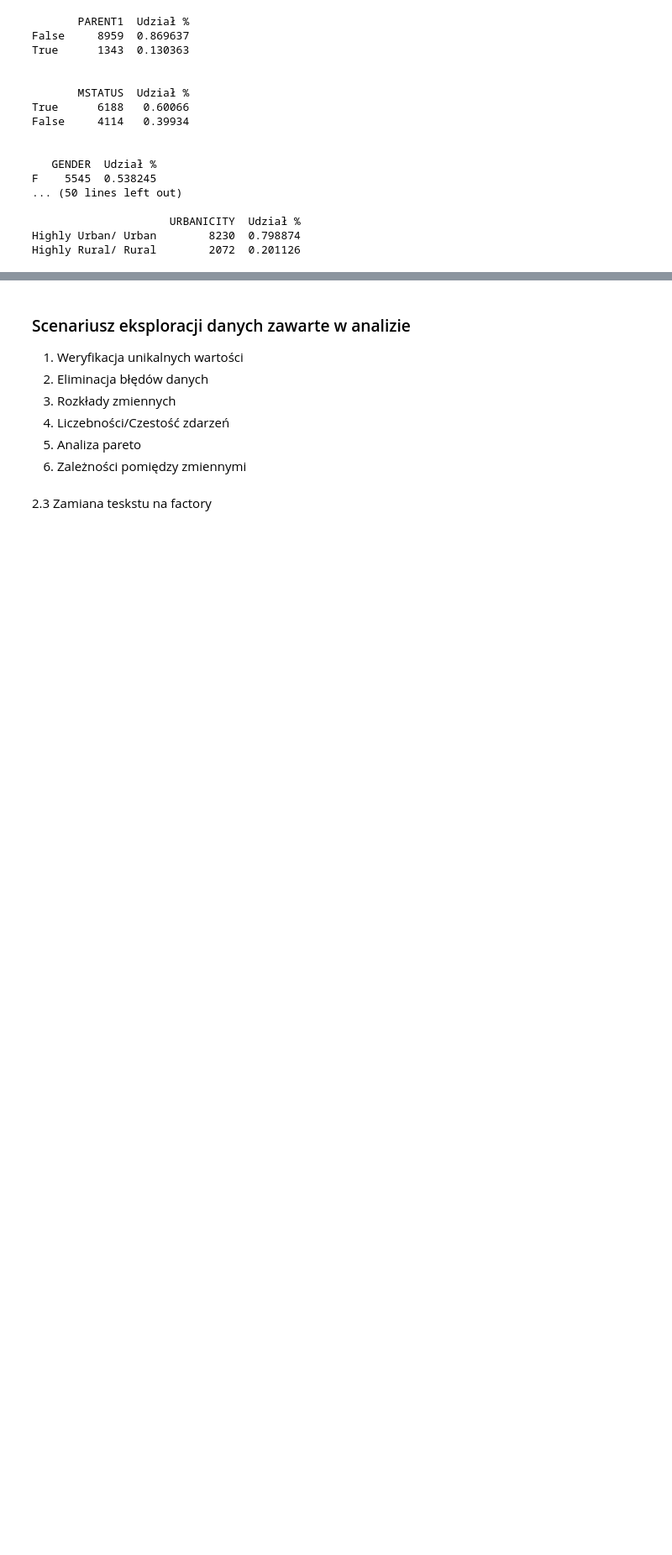
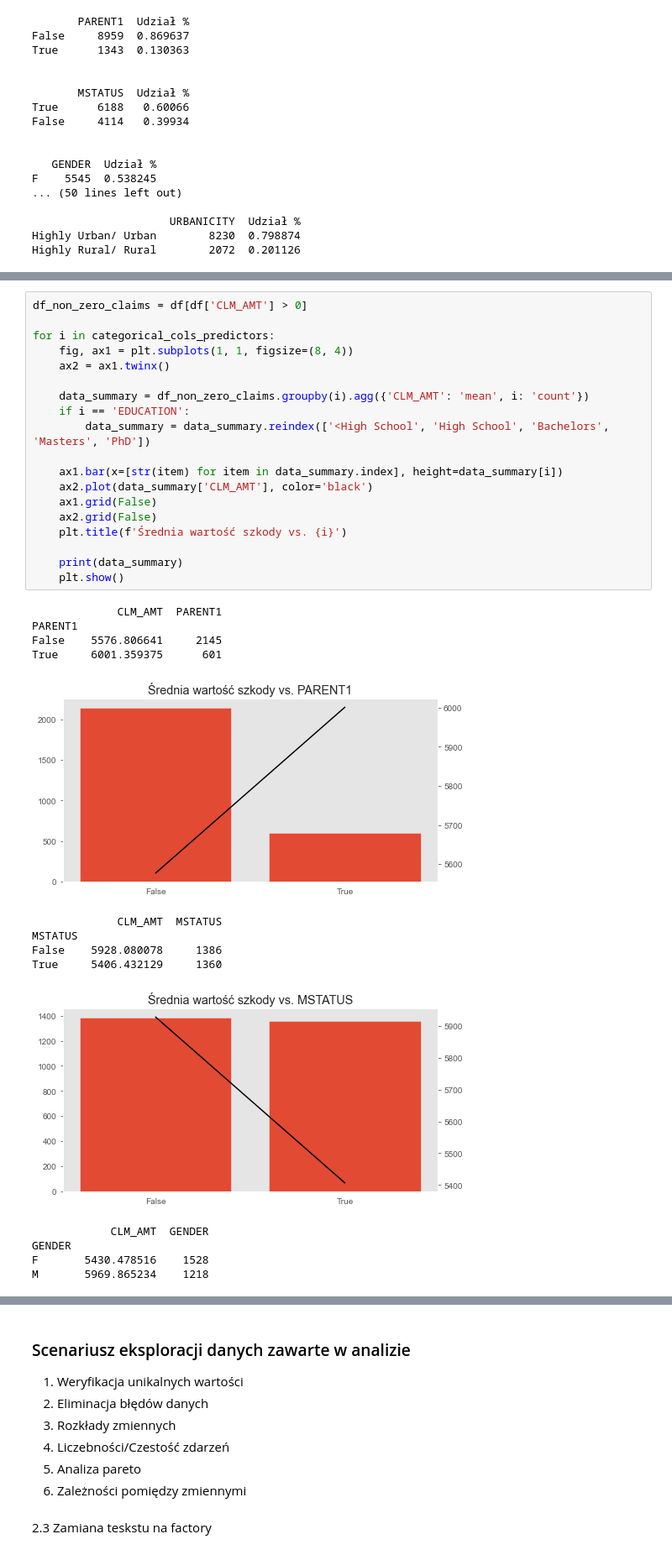
Before and after one commit to DominikMAI/Modele_Parametryczne, a Jupyter notebook: Eksploracja_danych.ipynb, the cells around one changed output, grey strips where cells are left out. Shown at 84% size. Drawn from its saved outputs; the diff is of its cells as text; blank space fills up the shorter version.

```diff
--- a/Eksploracja_danych.ipynb
+++ b/Eksploracja_danych.ipynb
@@ -483,0 +752,34 @@ Highly Rural/ Rural        2072  0.201126
+# %%
+df_non_zero_claims = df[df['CLM_AMT'] > 0]
+
+for i in categorical_cols_predictors:
+    fig, ax1 = plt.subplots(1, 1, figsize=(8, 4))
+    ax2 = ax1.twinx()
+
+    data_summary = df_non_zero_claims.groupby(i).agg({'CLM_AMT': 'mean', i: 'count'})
+    if i == 'EDUCATION':
+        data_summary = data_summary.reindex(['<High School', 'High School', 'Bachelors', 'Masters', 'PhD'])
+
+    ax1.bar(x=[str(item) for item in data_summary.index], height=data_summary[i])
+    ax2.plot(data_summary['CLM_AMT'], color='black')
+    ax1.grid(False)
+    ax2.grid(False)
+    plt.title(f'Średnia wartość szkody vs. {i}')
+
+    print(data_summary)
+    plt.show()
+# %% [output]
+             CLM_AMT  PARENT1
+PARENT1
+False    5576.806641     2145
+True     6001.359375      601
+[figure, added]
+             CLM_AMT  MSTATUS
+MSTATUS
+False    5928.080078     1386
+True     5406.432129     1360
+[figure, added]
+            CLM_AMT  GENDER
+GENDER
+F       5430.478516    1528
+M       5969.865234    1218
```
Also changed, not shown: parts of 24 cells of this notebook.
